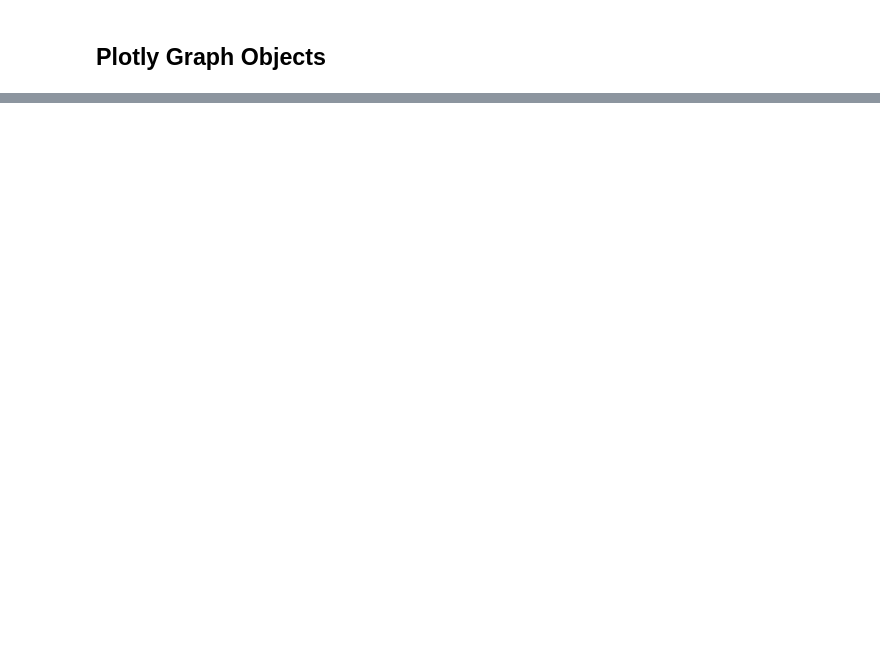
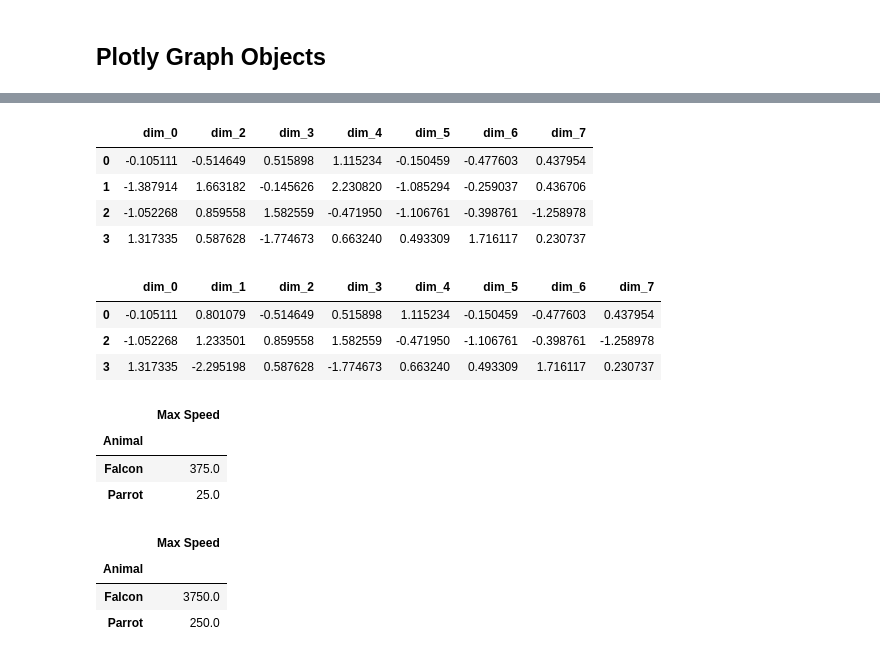
Before and after one commit to jindrvo1/python-edh, a Jupyter notebook: L2_Code.ipynb, the cells around one changed output, grey strips where cells are left out. Cells and saved outputs as stored; diff of their text form; code cells hidden in the pictures; blank space fills up the shorter version.

```diff
--- a/L2_Code.ipynb
+++ b/L2_Code.ipynb
@@ -558,0 +584,9 @@ fig.show()
+# %%
+# Drop all rows (axis=0) or columns (axis=1) that contain a None
+df.dropna(axis=1)
+# %% [output]
+|  | dim_0 | dim_2 | dim_3 | dim_4 | dim_5 | dim_6 | dim_7 |
+| 0 | -0.105111 | -0.514649 | 0.515898 | 1.115234 | -0.150459 | -0.477603 | 0.437954 |
+| 1 | -1.387914 | 1.663182 | -0.145626 | 2.230820 | -1.085294 | -0.259037 | 0.436706 |
+| 2 | -1.052268 | 0.859558 | 1.582559 | -0.471950 | -1.106761 | -0.398761 | -1.258978 |
+| 3 | 1.317335 | 0.587628 | -1.774673 | 0.663240 | 0.493309 | 1.716117 | 0.230737 |
@@ -558,0 +596,11 @@ fig.show()
+# %%
+# Convert every string element to a None...
+df = df.apply(lambda x: pd.to_numeric(x, errors='coerce'))
+
+# ...and drop the row(s) that contained the elements
+df.dropna()
+# %% [output]
+|  | dim_0 | dim_1 | dim_2 | dim_3 | dim_4 | dim_5 | dim_6 | dim_7 |
+| 0 | -0.105111 | 0.801079 | -0.514649 | 0.515898 | 1.115234 | -0.150459 | -0.477603 | 0.437954 |
+| 2 | -1.052268 | 1.233501 | 0.859558 | 1.582559 | -0.471950 | -1.106761 | -0.398761 | -1.258978 |
+| 3 | 1.317335 | -2.295198 | 0.587628 | -1.774673 | 0.663240 | 0.493309 | 1.716117 | 0.230737 |
@@ -558,0 +612,18 @@ fig.show()
+# %%
+# Group the rows by the 'Animal' column and get the average number of the second column...
+df = df.groupby('Animal').agg('mean')
+df
+# %% [output]
+|  | Max Speed |
+| Animal |  |
+| Falcon | 375.0 |
+| Parrot | 25.0 |
+# %%
+# ...or specify an aggregation function of your own
+df = df.groupby('Animal').agg({'Max Speed': lambda x: sum(x*10)})
+df
+# %% [output]
+|  | Max Speed |
+| Animal |  |
+| Falcon | 3750.0 |
+| Parrot | 250.0 |
```
Also changed, not shown: parts of 26 cells of this notebook.
